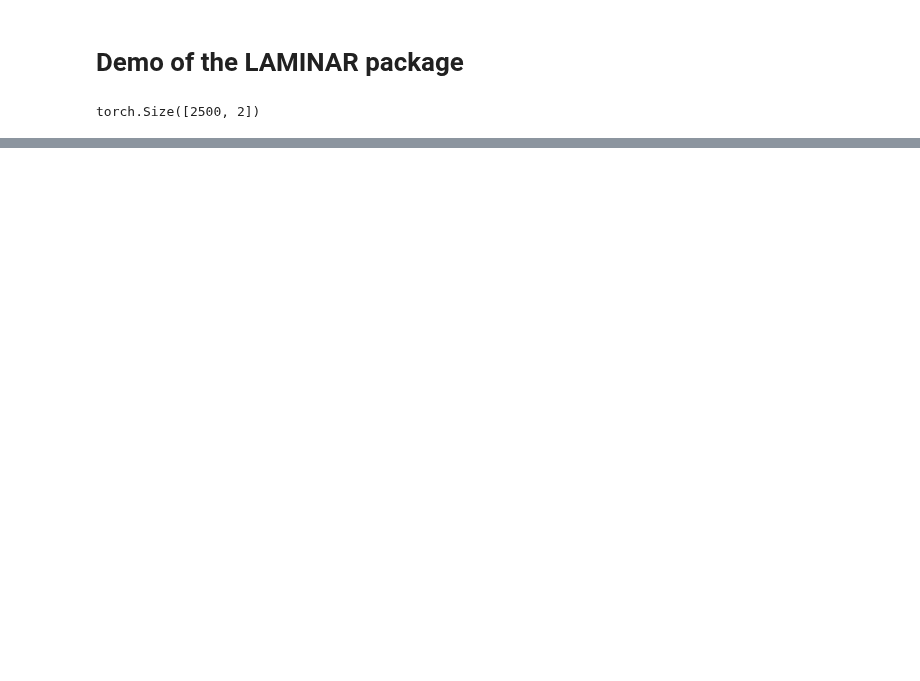
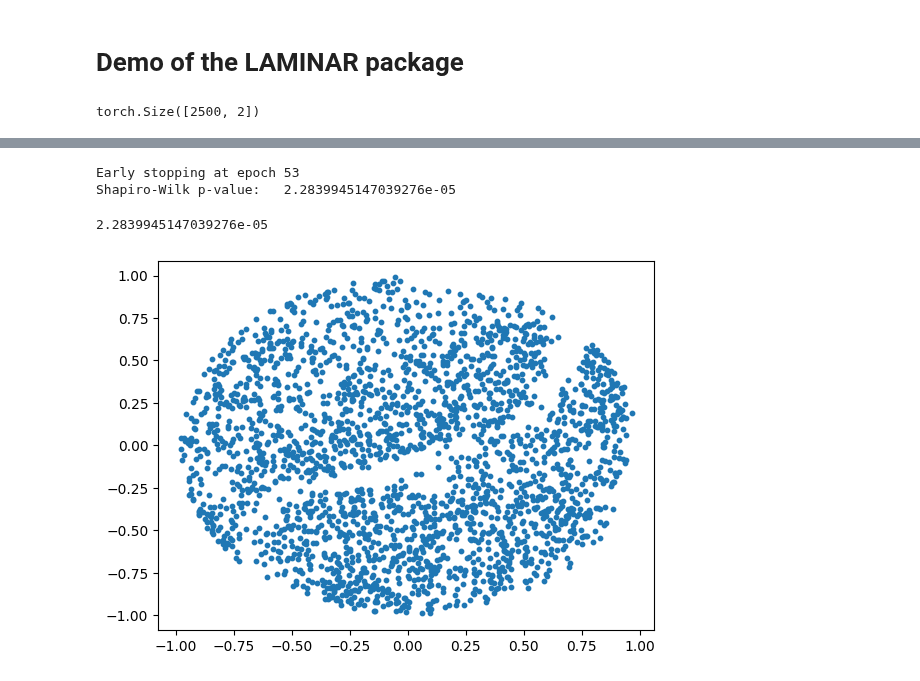
Before and after one commit to CKleiber/LAMINAR, a Jupyter notebook: notebooks/demo.ipynb, the cells around one changed output, grey strips where cells are left out. Saved outputs shown, nothing was run; the diff lists cells and outputs as text; code cells hidden in the pictures; blank space fills up the shorter version.

```diff
--- a/notebooks/demo.ipynb
+++ b/notebooks/demo.ipynb
@@ -27,6 +27,17 @@ plt.scatter(X[:, 0], X[:, 1], s=10);
 # %%
 # initialize the LAM class
-LAM = LAMINAR.LAMINAR(data, epochs=100, k_neighbours=5)
+LAM = LAMINAR.LAMINAR(data, epochs=250, k_neighbours=25, hyperparameters={'learning_rate': 5e-3})
+
+LAM.p_value()
+# %% [output]
+Early stopping at epoch 53
+Shapiro-Wilk p-value:   2.2839945147039276e-05
+2.2839945147039276e-05
+# %%
+# visualize the pushed data
+plt.scatter(LAM.data_pushed[:, 0], LAM.data_pushed[:, 1], s=10);
+# %% [output]
+[figure, added]
 # %%
 # default nearest neighbours of point with index 0
 LAM.query(0)
```
Also changed, not shown: parts of 6 cells of this notebook, 3 other files.
